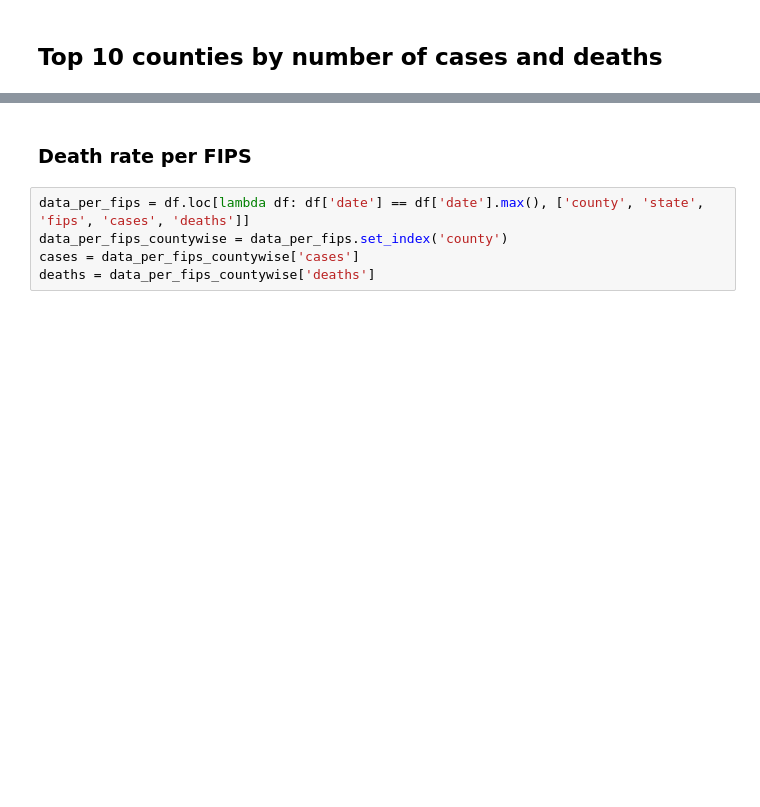
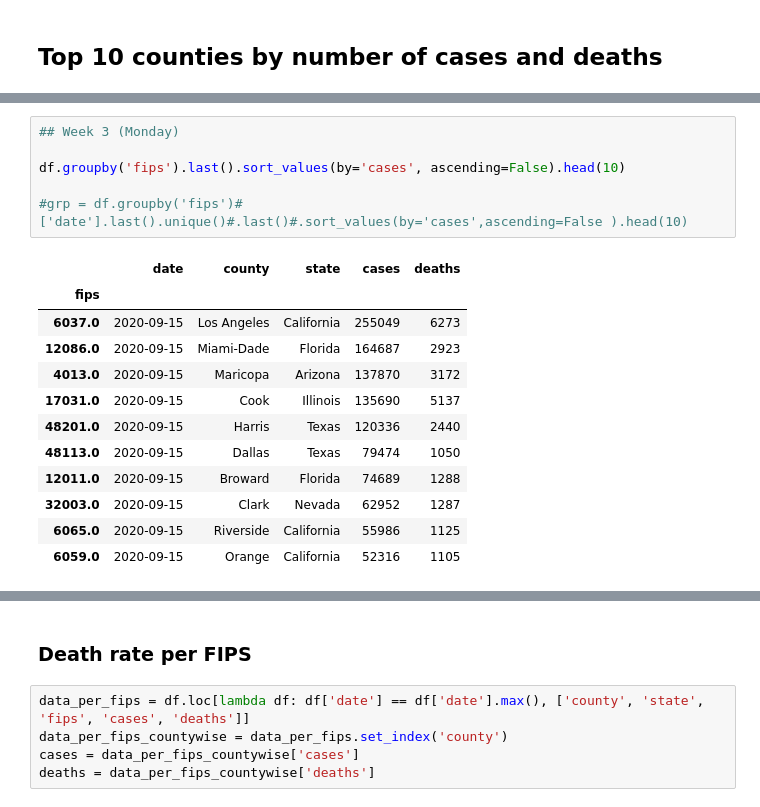
Before and after one commit to AnushreeChopde/DataVizFall2020_Colab, a Jupyter notebook: Class_Activity_lec03.ipynb, the cells around one changed output, grey strips where cells are left out. Drawn from its saved outputs; the diff is of its cells as text; blank space fills up the shorter version.

```diff
--- a/Class_Activity_lec03.ipynb
+++ b/Class_Activity_lec03.ipynb
@@ -167,0 +154,19 @@ Middlesex      2020-09-10       Virginia  51119.0   27769    2094
+# %%
+## Week 3 (Monday)
+
+df.groupby('fips').last().sort_values(by='cases', ascending=False).head(10)
+
+#grp = df.groupby('fips')#['date'].last().unique()#.last()#.sort_values(by='cases',ascending=False ).head(10)
+# %% [output]
+|  | date | county | state | cases | deaths |
+| fips |  |  |  |  |  |
+| 6037.0 | 2020-09-15 | Los Angeles | California | 255049 | 6273 |
+| 12086.0 | 2020-09-15 | Miami-Dade | Florida | 164687 | 2923 |
+| 4013.0 | 2020-09-15 | Maricopa | Arizona | 137870 | 3172 |
+| 17031.0 | 2020-09-15 | Cook | Illinois | 135690 | 5137 |
+| 48201.0 | 2020-09-15 | Harris | Texas | 120336 | 2440 |
+| 48113.0 | 2020-09-15 | Dallas | Texas | 79474 | 1050 |
+| 12011.0 | 2020-09-15 | Broward | Florida | 74689 | 1288 |
+| 32003.0 | 2020-09-15 | Clark | Nevada | 62952 | 1287 |
+| 6065.0 | 2020-09-15 | Riverside | California | 55986 | 1125 |
+| 6059.0 | 2020-09-15 | Orange | California | 52316 | 1105 |
```
Also changed, not shown: parts of 12 cells of this notebook.
